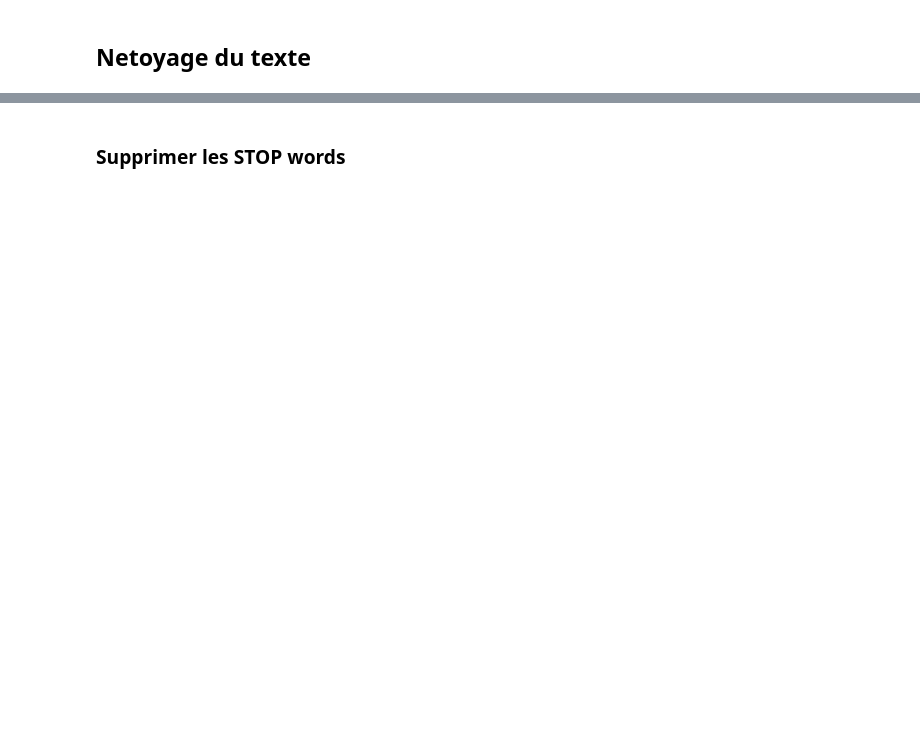
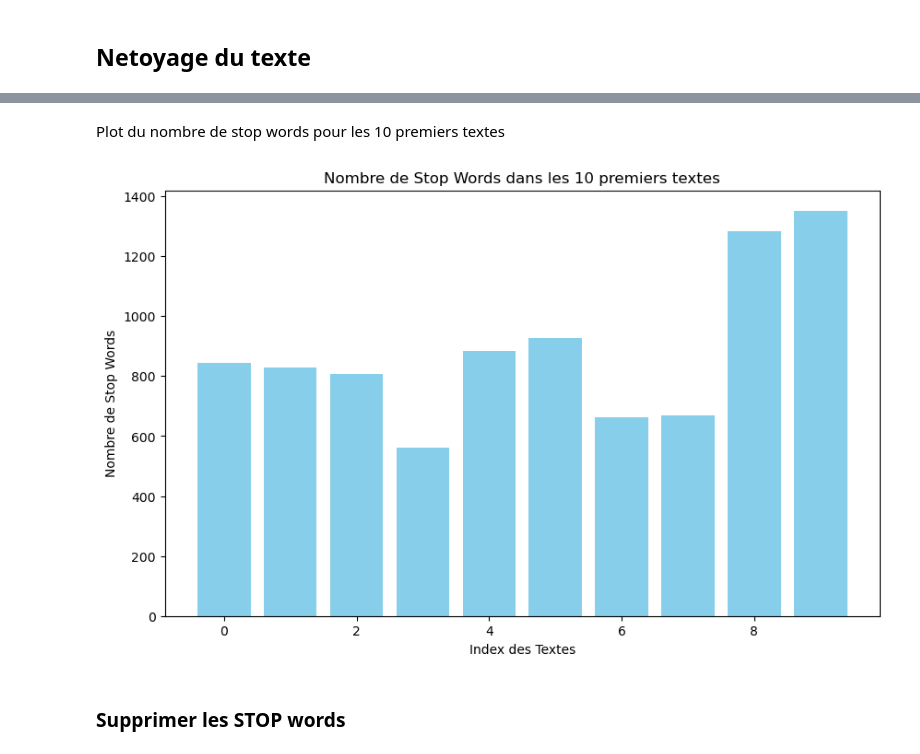
Before and after one commit to m4ddabs/projet-nlp-m2, a Jupyter notebook: projet_nlp_m2.ipynb, the cells around one changed output, grey strips where cells are left out. Drawn from its saved outputs; the diff is of its cells as text; code cells hidden in the pictures; blank space fills up the shorter version.

```diff
--- a/projet_nlp_m2.ipynb
+++ b/projet_nlp_m2.ipynb
@@ -55,0 +95,8 @@ print(df)
+# %%
+
+df.duplicated().sum()
+
+df = df.drop_duplicates()
+df = df.reset_index(drop=True)
+print(df.head())
+print(df.shape)
@@ -58,3 +142,16 @@ print(df)
+# %% [markdown]
+Plot du nombre de stop words pour les 10  premiers textes
+# %%
+top_10_texts = df.head(10)
+
+plt.figure(figsize=(10, 6))
+plt.bar(top_10_texts.index, top_10_texts['Stopwords_Count'], color='skyblue')
+plt.xlabel('Index des Textes')
+plt.ylabel('Nombre de Stop Words')
+plt.title('Nombre de Stop Words dans les 10 premiers textes')
+plt.show()
+# %% [output]
+[figure, added]
 # %% [markdown]
 ### Supprimer les STOP words
 # %%
```
Also changed, not shown: parts of 32 cells of this notebook.
